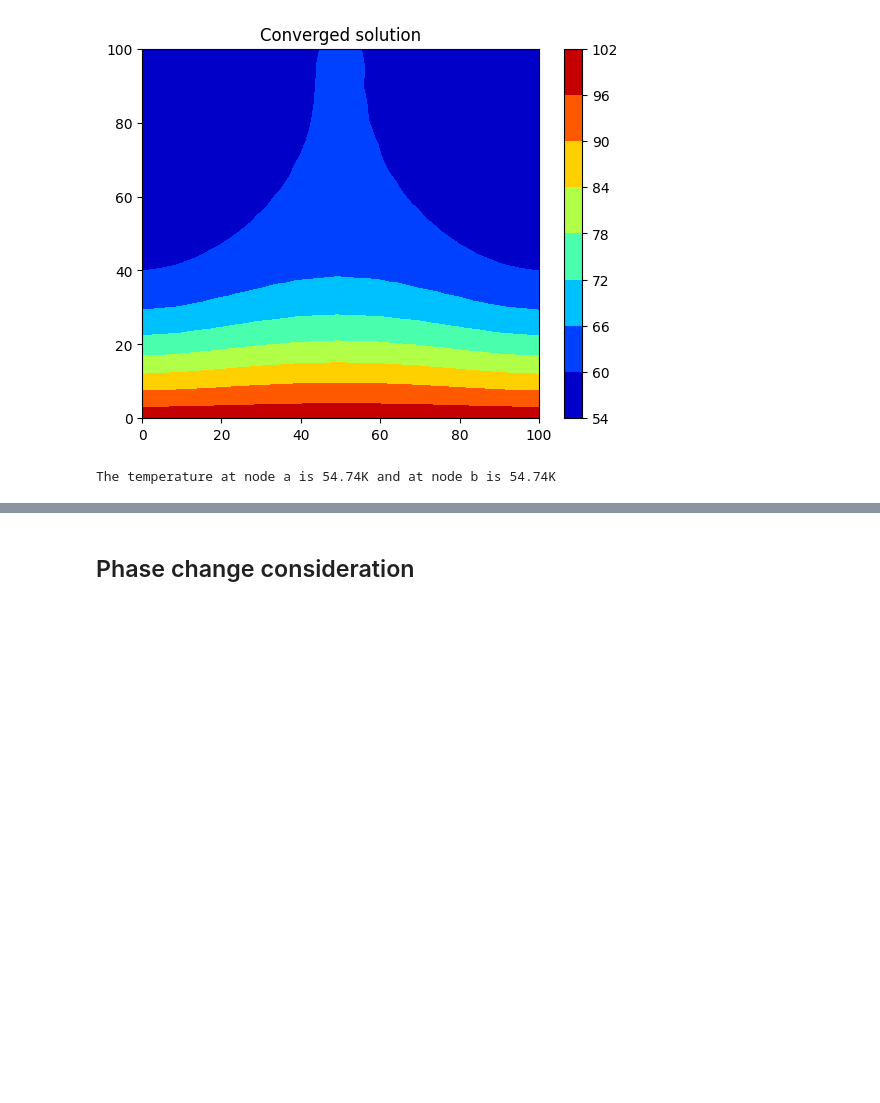
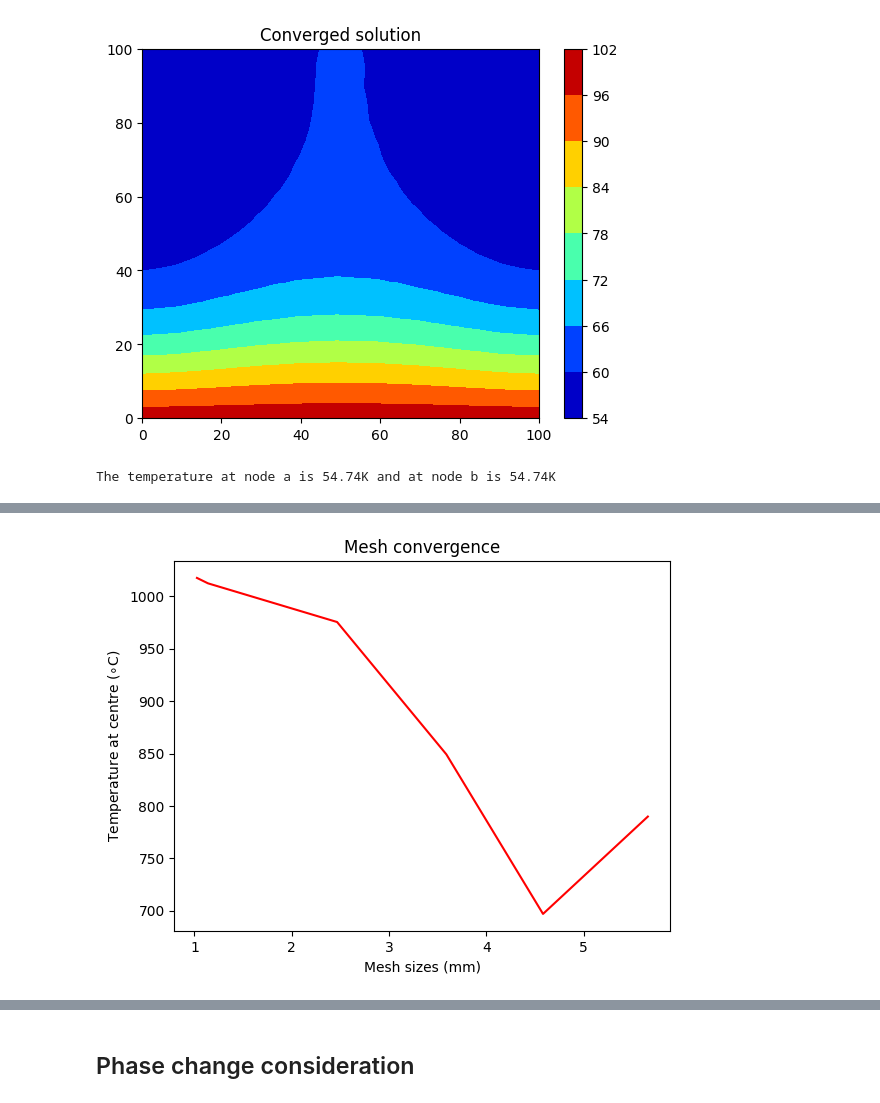
Before and after one commit to me21b172/ME5204-Project, a Jupyter notebook: Final_code.ipynb, the cells around one changed output, grey strips where cells are left out. Drawn from its saved outputs; the diff is of its cells as text; code cells hidden in the pictures; blank space fills up the shorter version.

```diff
--- a/Final_code.ipynb
+++ b/Final_code.ipynb
@@ -121,0 +223,8 @@ gc.collect()
+# %%
+plt.plot(mesh_sizes,T_reps,'r')
+plt.title('Mesh convergence')
+plt.xlabel('Mesh sizes (mm)')
+plt.ylabel(r'Temperature at centre ($\circ$C)')
+plt.show()
+# %% [output]
+[figure, added]
```
Also changed, not shown: parts of 33 cells of this notebook, 7 other files.
